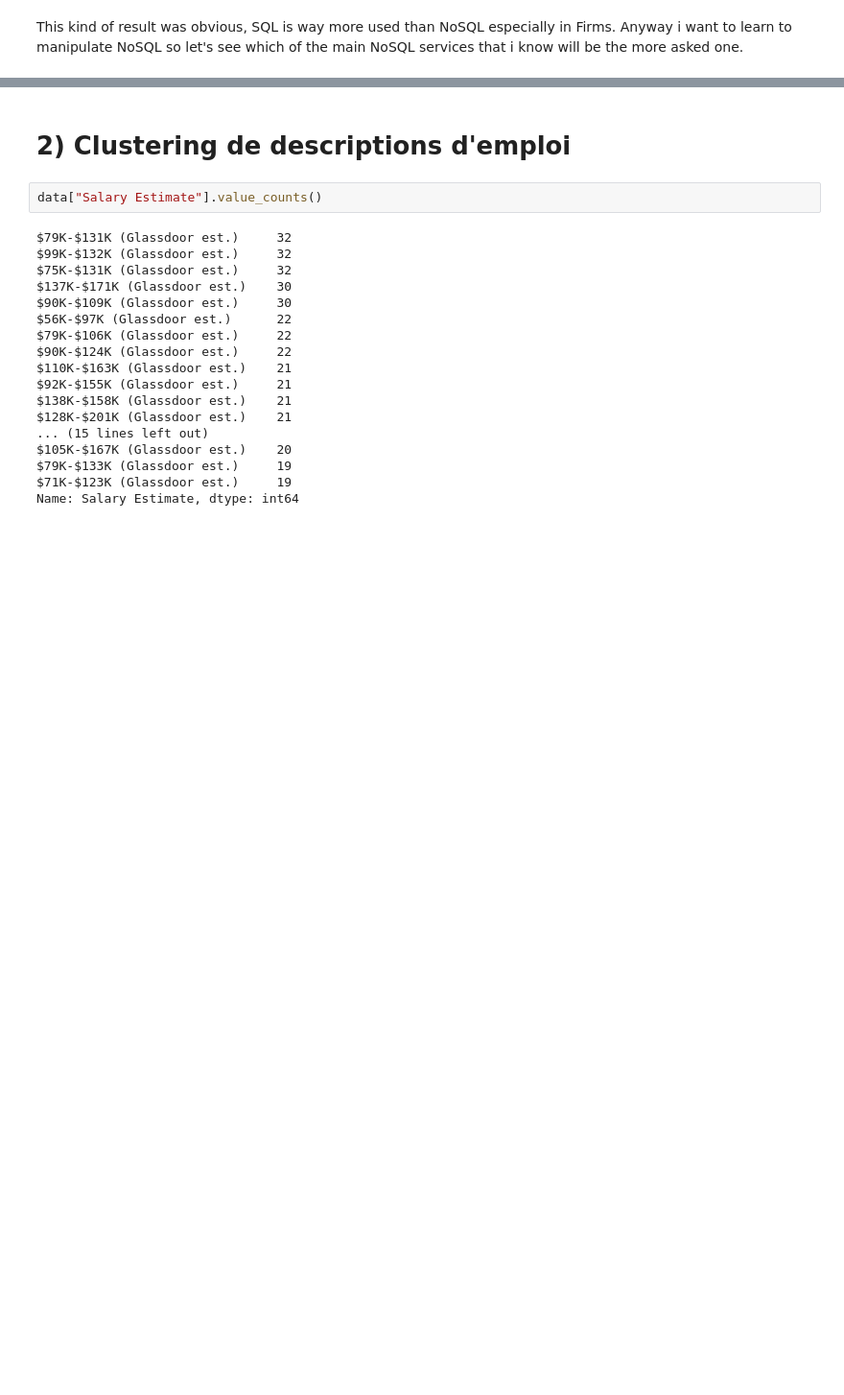
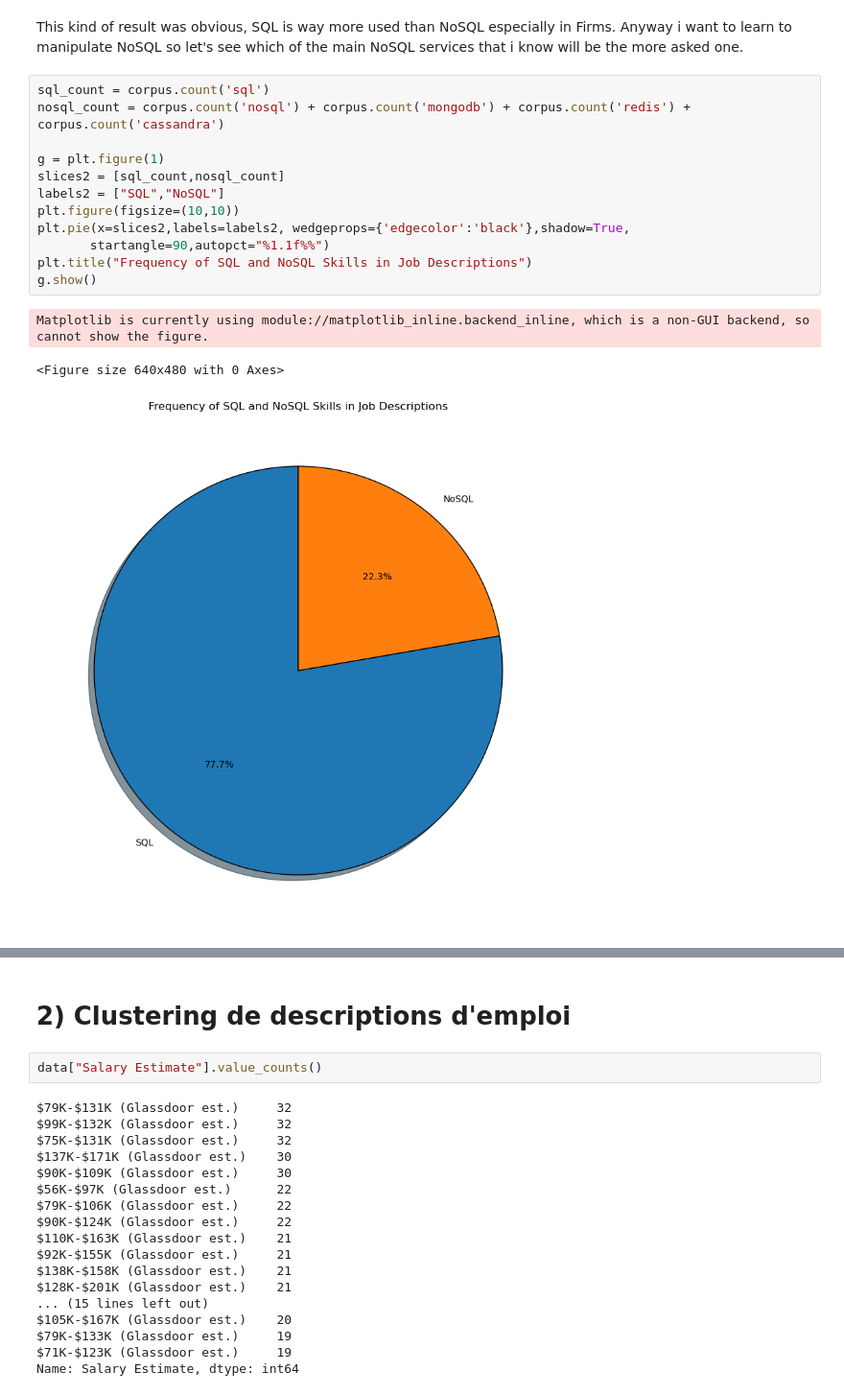
Before and after one commit to Neunreuther/NLP-Data-jobs, a Jupyter notebook: NLP.ipynb, the cells around one changed output, grey strips where cells are left out. Shown at 96% size. Drawn from its saved outputs; the diff is of its cells as text; blank space fills up the shorter version.

```diff
--- a/NLP.ipynb
+++ b/NLP.ipynb
@@ -239,3 +242,19 @@ fig.show()
 # %% [markdown]
 This kind of result was obvious, SQL is way more used than NoSQL especially in Firms. Anyway i want to learn to manipulate NoSQL so let's see which of the main NoSQL services that i know will be the more asked one.
+# %%
+sql_count = corpus.count('sql')
+nosql_count = corpus.count('nosql') + corpus.count('mongodb') + corpus.count('redis') + corpus.count('cassandra')
+
+g = plt.figure(1)
+slices2 = [sql_count,nosql_count]
+labels2 = ["SQL","NoSQL"]
+plt.figure(figsize=(10,10))
+plt.pie(x=slices2,labels=labels2, wedgeprops={'edgecolor':'black'},shadow=True,
+       startangle=90,autopct="%1.1f%%")
+plt.title("Frequency of SQL and NoSQL Skills in Job Descriptions")
+g.show()
+# %% [output]
+Matplotlib is currently using module://matplotlib_inline.backend_inline, which is a non-GUI backend, so cannot show the figure.
+<Figure size 640x480 with 0 Axes>
+[figure, added]
 # %%
```
Also changed, not shown: parts of 52 cells of this notebook.
